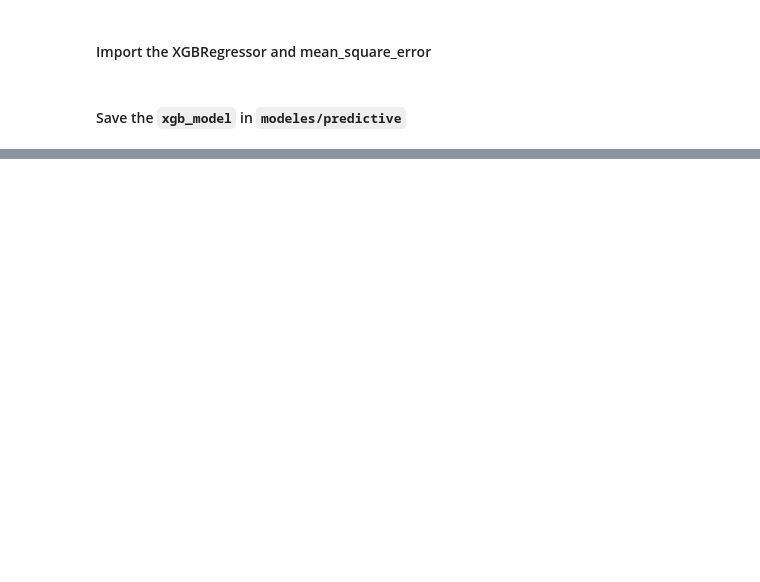
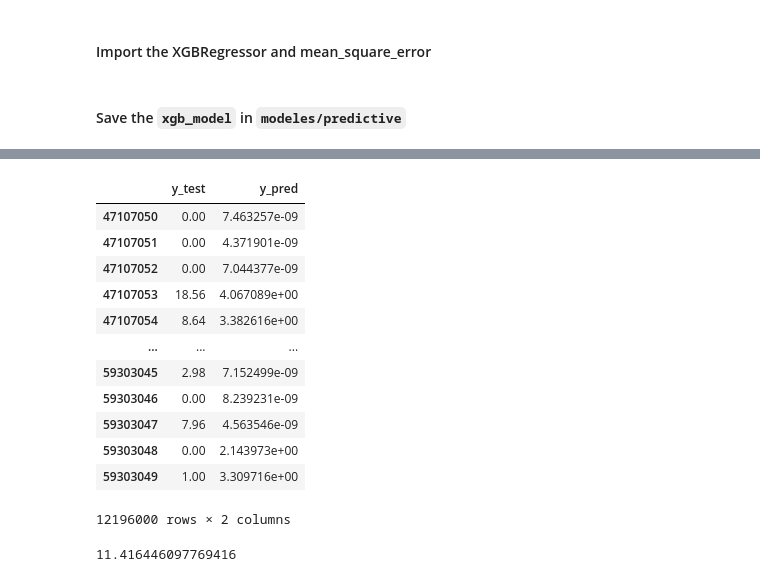
Before and after one commit to chuannarongvat/adv_mla_at2_14229898, a Jupyter notebook: notebooks/predictive/chingpayakmon_narongvat-14229898-predictive_xgboost_model.ipynb, the cells around one changed output, grey strips where cells are left out. Drawn from its saved outputs; the diff is of its cells as text; code cells hidden in the pictures; blank space fills up the shorter version.

```diff
--- a/notebooks/predictive/chingpayakmon_narongvat-14229898-predictive_xgboost_model.ipynb
+++ b/notebooks/predictive/chingpayakmon_narongvat-14229898-predictive_xgboost_model.ipynb
@@ -217,0 +265,26 @@ print(rmse)
+# %%
+y_pred = xgb_model.predict(X_test_missing)
+# %%
+predicted_total_sales_nan = pd.DataFrame({'y_test': y_test, 'y_pred': y_pred})
+predicted_total_sales_nan
+# %% [output]
+|  | y_test | y_pred |
+| 47107050 | 0.00 | 7.463257e-09 |
+| 47107051 | 0.00 | 4.371901e-09 |
+| 47107052 | 0.00 | 7.044377e-09 |
+| 47107053 | 18.56 | 4.067089e+00 |
+| 47107054 | 8.64 | 3.382616e+00 |
+| ... | ... | ... |
+| 59303045 | 2.98 | 7.152499e-09 |
+| 59303046 | 0.00 | 8.239231e-09 |
+| 59303047 | 7.96 | 4.563546e-09 |
+| 59303048 | 0.00 | 2.143973e+00 |
+| 59303049 | 1.00 | 3.309716e+00 |
+12196000 rows × 2 columns
+# %%
+from sklearn.metrics import mean_squared_error
+
+rmse = mean_squared_error(predicted_total_sales_nan['y_test'], predicted_total_sales_nan['y_pred'], squared=False)
+print(rmse)
+# %% [output]
+11.416446097769416
```
Also changed, not shown: parts of 26 cells of this notebook, 7 other files.
